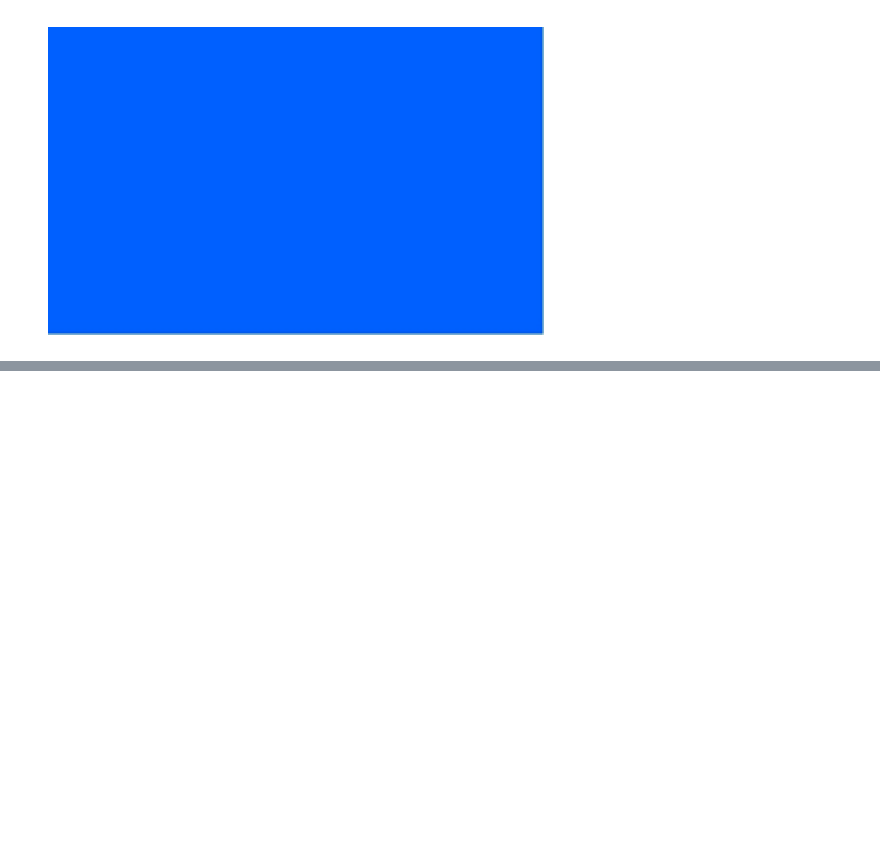
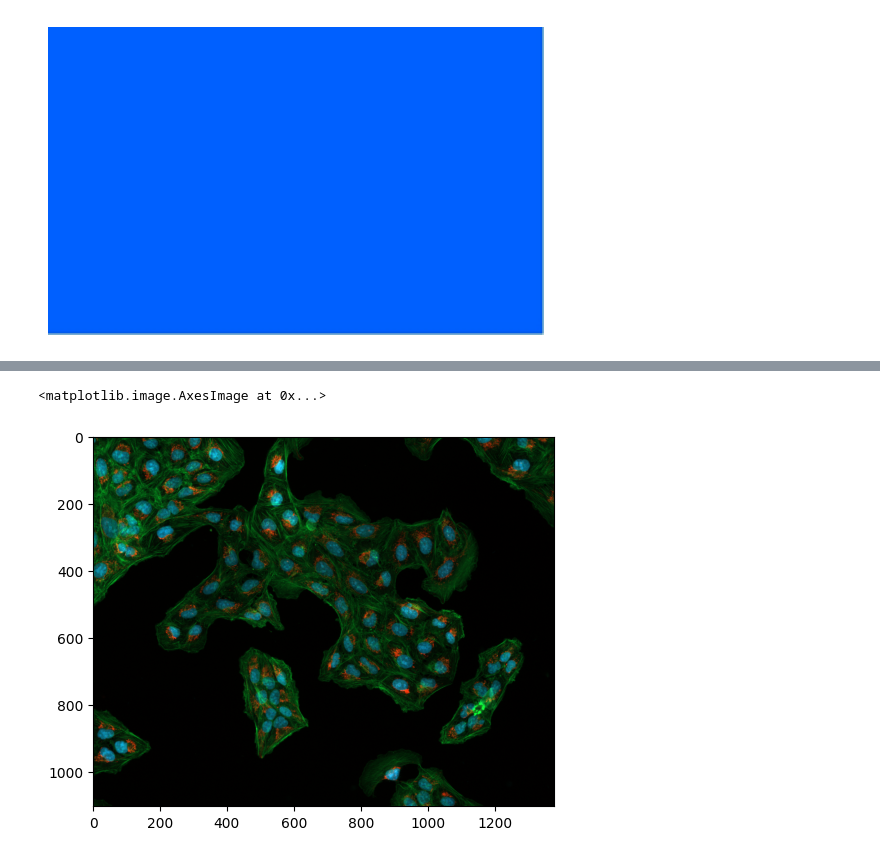
Before and after one commit to bipin-a/cosc-32001-computer-vision, a Jupyter notebook: basics/basics.ipynb, the cells around one changed output, grey strips where cells are left out. Cells and saved outputs as stored; diff of their text form; code cells hidden in the pictures; blank space fills up the shorter version.

```diff
--- a/basics/basics.ipynb
+++ b/basics/basics.ipynb
@@ -118,0 +376,5 @@ plt.show()
+# %%
+plt.imshow(img)
+# %% [output]
+<matplotlib.image.AxesImage at 0x...>
+[figure, added]
```
Also changed, not shown: parts of 41 cells of this notebook, 2 other files.
